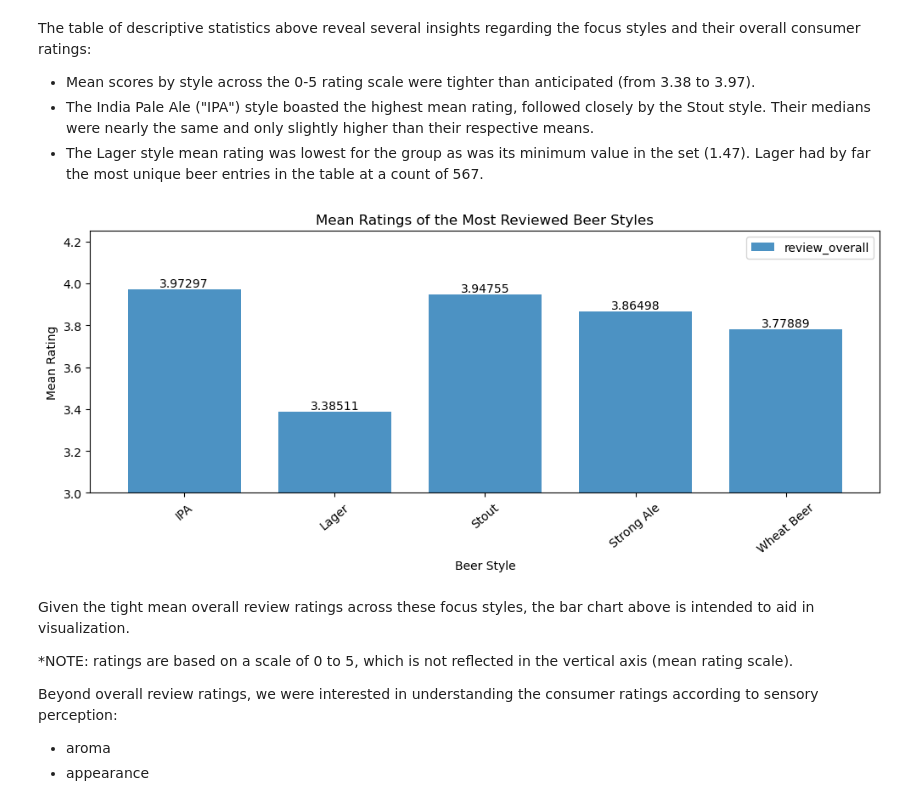
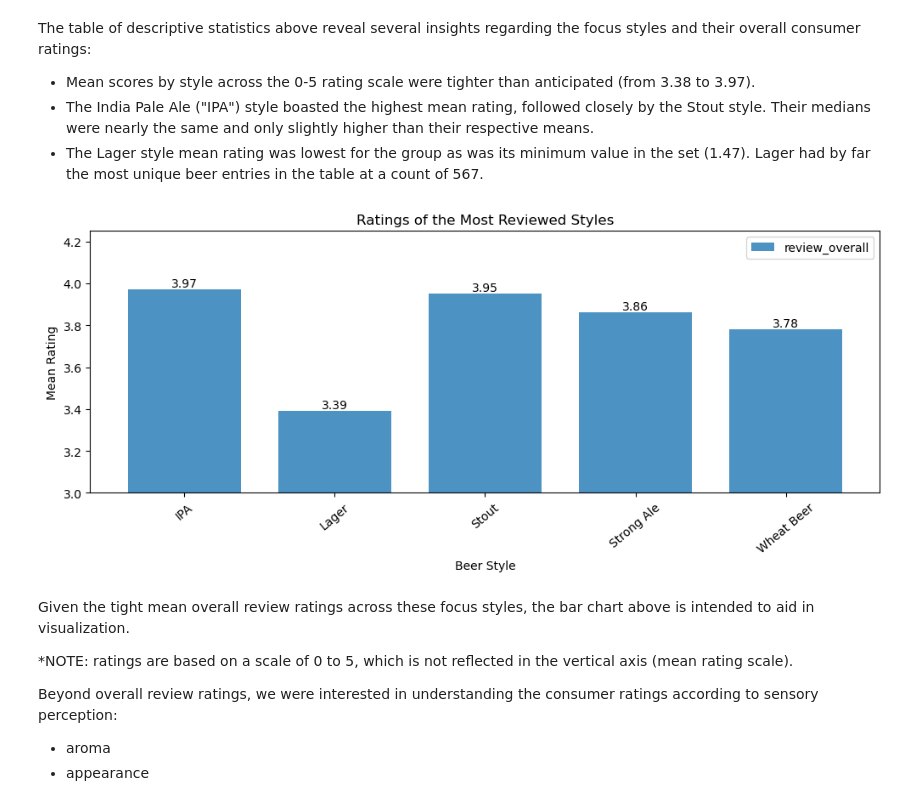
Before and after one commit to andrewjmack/DU-Project-1, a Jupyter notebook: beer_analysis.ipynb, the cells around one changed output. Cells and saved outputs as stored; diff of their text form; code cells hidden in the pictures.

```diff
--- a/beer_analysis.ipynb
+++ b/beer_analysis.ipynb
@@ -103,24 +114,26 @@ The table of descriptive statistics above reveal several insights regarding the
 # %%
 # find the mean overall rating for each style in the group
 top5_mean = styles_top5.groupby(['Style_Main']).mean()
 
+top5_mean = np.round(top5_mean, decimals=2)
+
 # plot in bar chart
 top5_mean_plot = top5_mean.plot(kind='bar', figsize=(12,4), alpha=0.8, rot=40, width=0.75)
 
-plt.title("Mean Ratings of the Most Reviewed Beer Styles")
+plt.title("Ratings of the Most Reviewed Styles")
 plt.xlabel("Beer Style")
 plt.ylabel("Mean Rating")
 plt.ylim(3, 4.25)
 
 for container in top5_mean_plot.containers:
     top5_mean_plot.bar_label(container)
 
 # save chart as .PNG file and display
 # plt.tight_layout()
 plt.savefig("Outputs/Images/mean_style_ratings.png")
 plt.show()
 # %% [output]
-[figure, old version]
+[figure, new version]
 # %% [markdown]
 Given the tight mean overall review ratings across these focus styles, the bar chart above is intended to aid in visualization.
 
```
Also changed, not shown: parts of 9 cells of this notebook, 5 other files.
